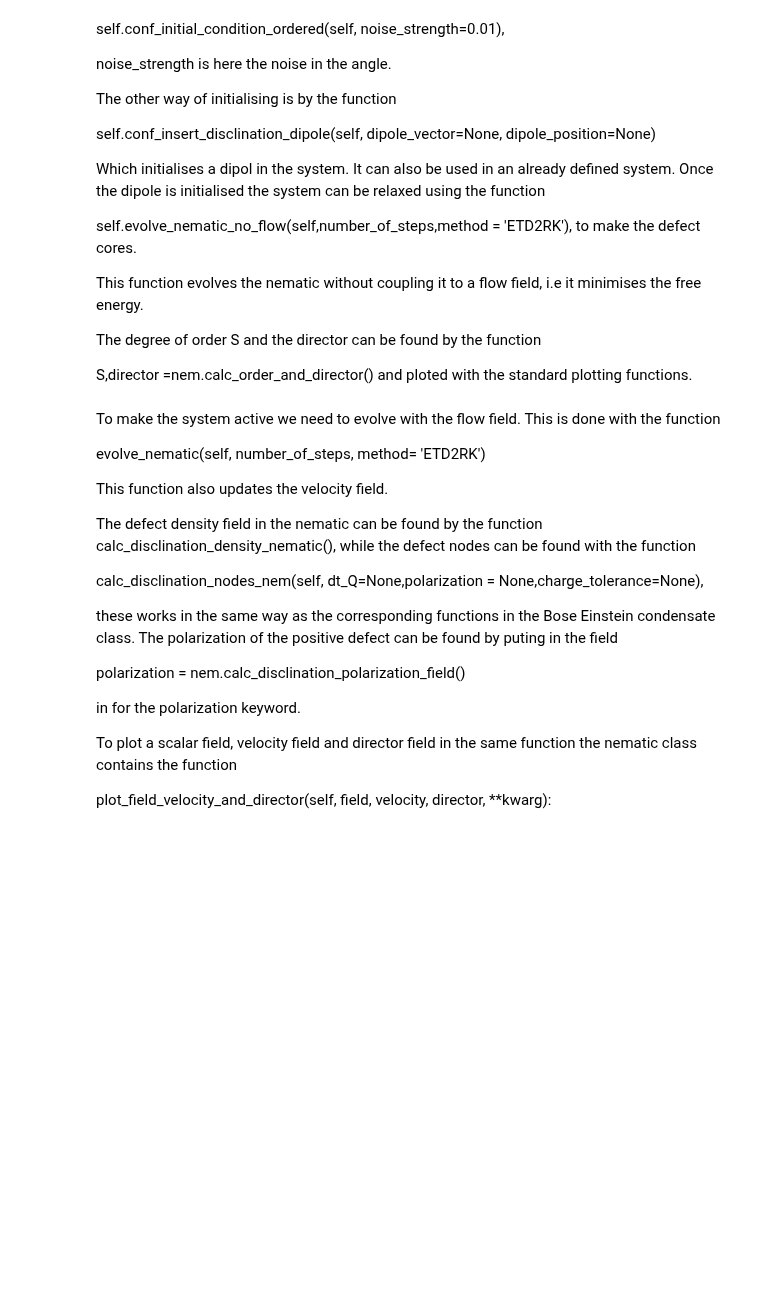
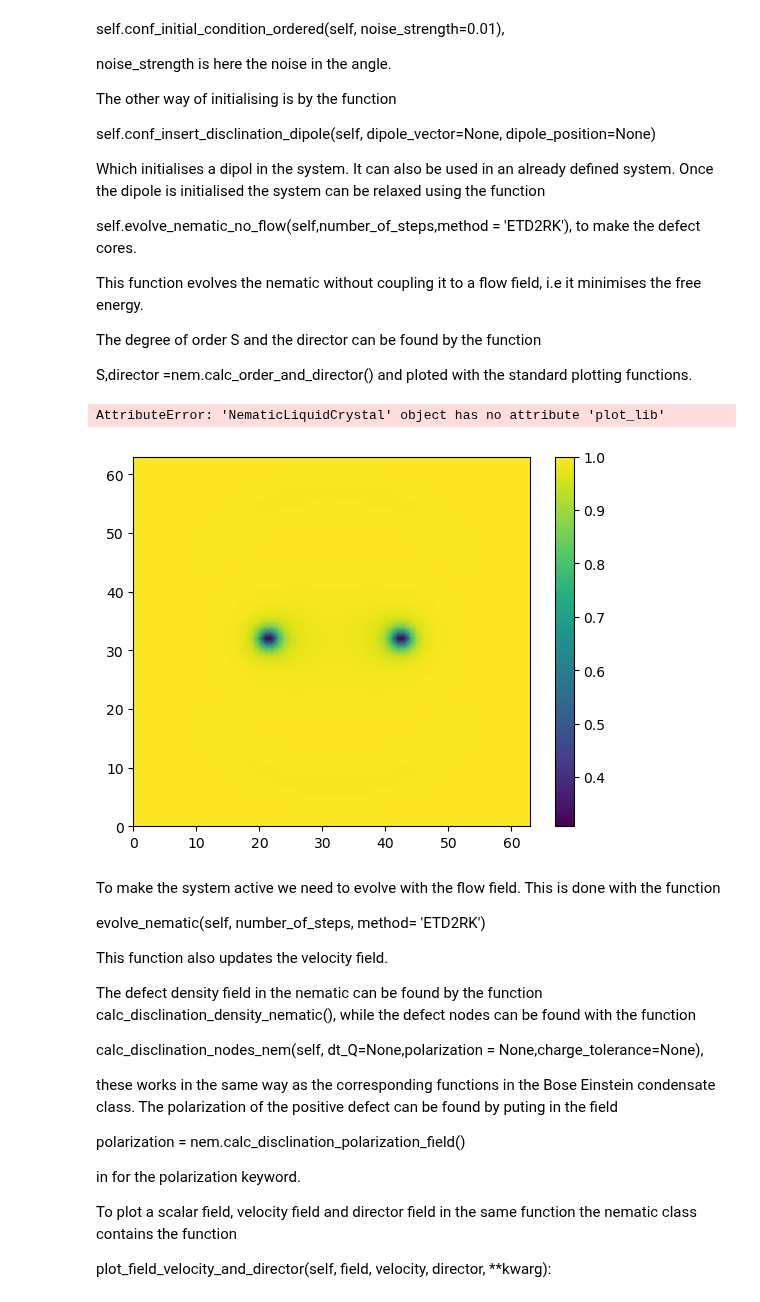
Before and after one commit to vidarsko/ComFiT, a Jupyter notebook: tutorial/nematic_liquid_crystal_2D_active_nematic.ipynb, the cells around one changed output. Drawn from its saved outputs; the diff is of its cells as text; code cells hidden in the pictures; blank space fills up the shorter version.

```diff
--- a/tutorial/nematic_liquid_crystal_2D_active_nematic.ipynb
+++ b/tutorial/nematic_liquid_crystal_2D_active_nematic.ipynb
@@ -54,18 +54,25 @@ S,director =nem.calc_order_and_director() and ploted with the standard plotting
 # %%
 #task 1: initialise a dipole pair and evolve the nematic for 10 time-steps using
 #    the evolve_nematic_no_flow(self,number_of_steps,method = 'ETD2RK') function
-#    plot the director and degree of order.
+#    plot the director and S
 
-
+import sys
+sys.path.append("/Users/jonasronning/Documents/Work/Numerics/Old Projects/ComFiT/")
 import numpy as np
 import matplotlib.pyplot as plt
 import comfit as cf
 
 nem = cf.NematicLiquidCrystal(2,xRes=64,yRes=64,dx=1,dy=1,dt=0.1,alpha=1)
 
 
 
 nem.conf_insert_disclination_dipole()
+nem.evolve_nematic_no_flow(10,method = 'ETD2RK')
+
+S,n = nem.calc_order_and_director()
+# %% [output]
+AttributeError: 'NematicLiquidCrystal' object has no attribute 'plot_lib'
+[figure, added]
 # %% [markdown]
 To make the system active we need to evolve with the flow field. This is done with the function
 
```
